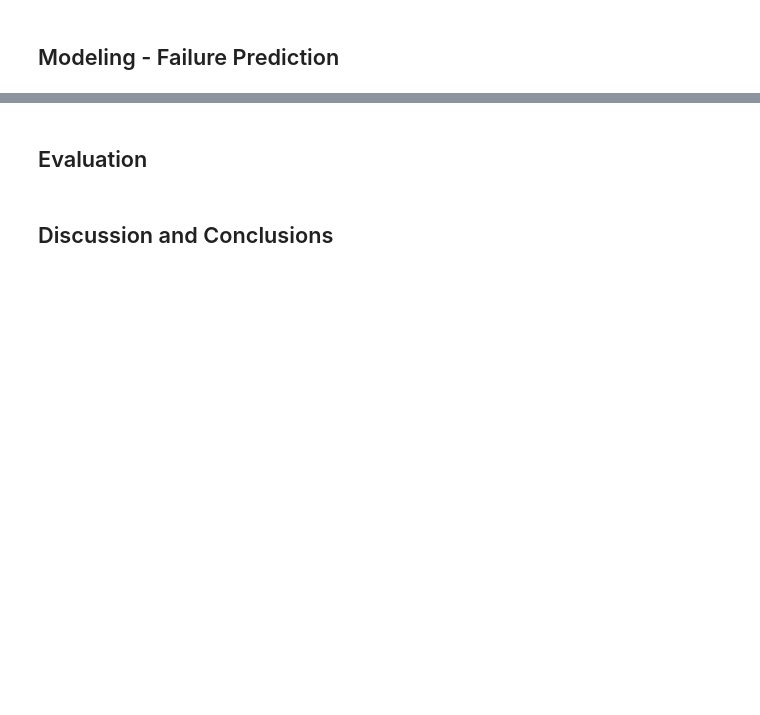
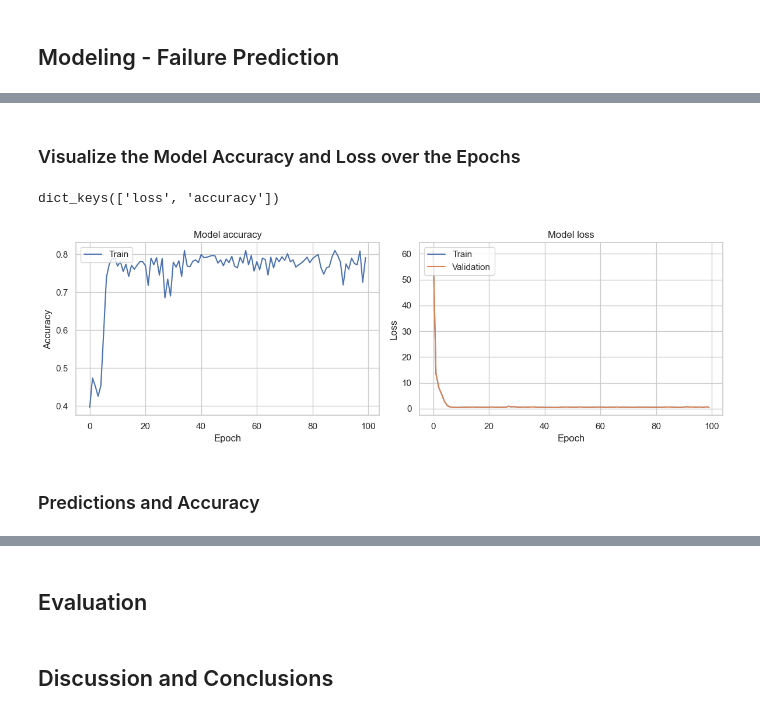
Before and after one commit to elan-wilkinson/Predicting-Manufacturing-Failure-Type, a Jupyter notebook: main.ipynb, the cells around one changed output, grey strips where cells are left out. Drawn from its saved outputs; the diff is of its cells as text; code cells hidden in the pictures; blank space fills up the shorter version.

```diff
--- a/main.ipynb
+++ b/main.ipynb
@@ -255,13 +252,9 @@ train_x, test_x, train_y, test_y = train_test_split(machining_failure_IVs, failu
 # %%
-#convert machining_failure_data to a numpy array
-machining_failure_data_nparray = train_x.values
-print(machining_failure_data_nparray.dtype)
-
-import tensorflow as tf
-
-# convert machining_failure_data to a tensor
+# Conversion of machining_failure_data to a tensor for use by LSTM model
+machining_failure_data_nparray = x_over.values
 machining_failure_data_tensor = tf.convert_to_tensor(machining_failure_data_nparray, dtype=tf.float32)
 
+# Creation of LSTM Model
 lstm_model = Sequential([
     Dense(32, input_dim=6),
     Activation('relu'),
@@ -269,11 +262,11 @@ lstm_model = Sequential([
     Activation('sigmoid'),
 ])
 
-# print shape of machining failure_data_tesnor and failure_status
-print(machining_failure_data_tensor.shape)
-print(failure_status.shape)
-lstm_model.compile(optimizer='rmsprop',
+# Compile the model
+lstm_model.compile(optimizer='adam',
               loss='binary_crossentropy',
               metrics=['accuracy'])
-lstm_model.fit(machining_failure_data_tensor, train_y, epochs=10, batch_size=32)
+
+# Fit the model
+lstm_history = lstm_model.fit(machining_failure_data_tensor, y_over, epochs=100, batch_size=32)
 # %% [output]
@@ -298,3 +290,38 @@ Epoch 10/10
+# %% [markdown]
+### Visualize the Model Accuracy and Loss over the Epochs
+# %%
+print(lstm_history.history.keys())
+
+def plot_history(history):
+    # Plot training & validation accuracy values
+    plt.figure(figsize=(12, 4))
+    plt.subplot(1, 2, 1)
+    plt.plot(history.history['accuracy'])
+    plt.title('Model accuracy')
+    plt.xlabel('Epoch')
+    plt.ylabel('Accuracy')
+    plt.legend(['Train', 'Validation'], loc='upper left')
+
+    # Plot training & validation loss values
+    plt.subplot(1, 2, 2)
+    plt.plot(history.history['loss'])
+    plt.plot(history.history['loss'])
+    plt.title('Model loss')
+    plt.xlabel('Epoch')
+    plt.ylabel('Loss')
+    plt.legend(['Train', 'Validation'], loc='upper left')
+
+    plt.tight_layout()
+    plt.show()
+
+# Call the plot_history function
+plot_history(lstm_history)
+plt.show()
+# %% [output]
+dict_keys(['loss', 'accuracy'])
+[figure, added]
+# %% [markdown]
+### Predictions and Accuracy
 # %%
 predictions = lstm_model.predict(test_x)
 
```
Also changed, not shown: parts of 38 cells of this notebook.
